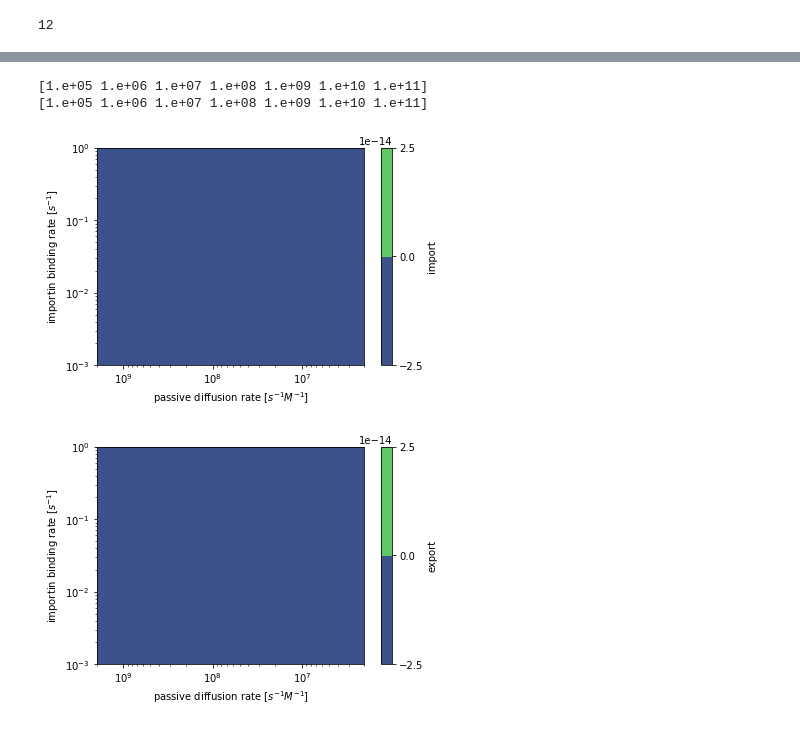
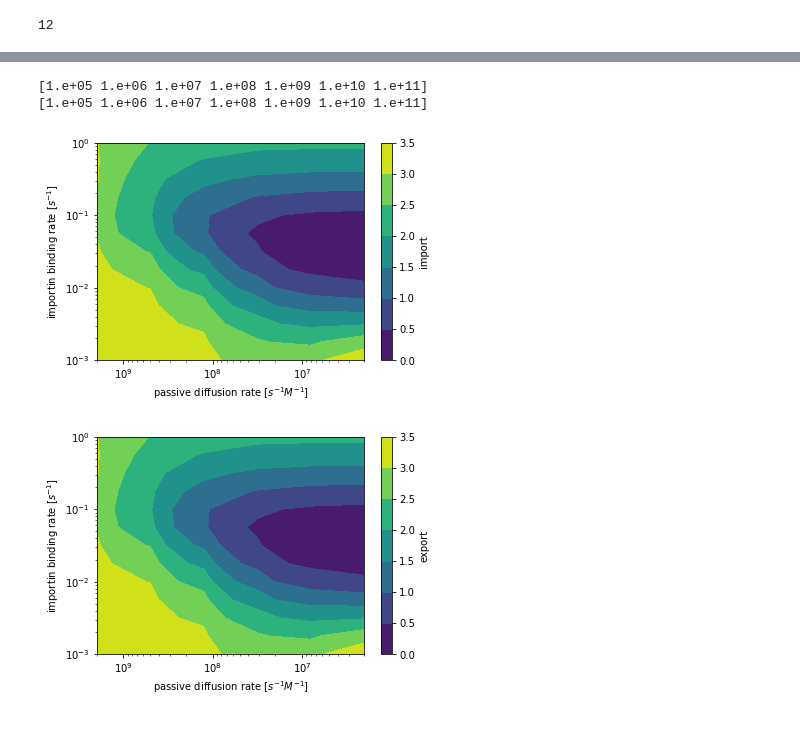
Before and after one commit to ravehlab/npctransport_kinetic, a Jupyter notebook: NPC_FLIP_simulations.ipynb, the cells around one changed output, grey strips where cells are left out. Cells and saved outputs as stored; diff of their text form; code cells hidden in the pictures.

```diff
--- a/NPC_FLIP_simulations.ipynb
+++ b/NPC_FLIP_simulations.ipynb
@@ -346,8 +366,8 @@ def get_N_to_C_ratios(stats_grids, v_N_L, v_C_L):
     ratios= (nNs/v_N_L) / (nCs/v_C_L)
     return ratios
 
-param_range, stats_grids= map_param_grid_parallel(nx= 4,
-                                        ny= 4,
+param_range, stats_grids= map_param_grid_parallel(nx= 6,
+                                        ny= 13,
 #                                       is_reset=True,
                                         equilibration_time_sec= 100.0,
                                         n_processors=6)
@@ -366,7 +387,7 @@ print(param_range["max_passive_diffusion_rate_nmol_per_sec_per_M"])
 # %%
 import matplotlib.pyplot as plt
 import matplotlib.ticker as mtick
-vmax=4
+vmax=12
 x_meshgrid, y_meshgrid = np.meshgrid(param_range["max_passive_diffusion_rate_nmol_per_sec_per_M"],
                                      param_range["rate_free_to_complex_per_sec"])
 
@@ -486,0 +574,28 @@ _=plt.legend()
+# %%
+import matplotlib.pyplot as plt
+
+fig, ax= plt.subplots(3, 1, figsize=(5,15))
+for i in range(4):
+    ts = get_ts_parameters(MW=41,
+                            NLS_strength=i,
+                          force= True)#,
+#                           fraction_complex_NPC_to_free_N_per_M_GTP_per_sec=1*0.005e6)
+    ts.set_params(dt_sec=1e-3)
+#    ts.bleach_start_time_sec= 100
+    stats = ts.simulate(50)
+    plot_from_sec= 1
+    plot_from_frame= int(plot_from_sec/ts.dt_sec)
+    x= stats['time_sec'][plot_from_frame:]
+    ys={}
+    ys[0]= stats['import_L'][plot_from_frame:]
+    ys[1]= stats['export_L'][plot_from_frame:]
+    ys[2]= get_N_C_ratio_stats(ts, stats)[plot_from_frame:]
+    for j, cur_ax in enumerate(ax):
+        cur_ax.plot(x, ys[j],
+        label= get_free_to_complex_rate(i))
+    cur_ax.set_xlabel(r"time [$sec$]")
+    lh= cur_ax.legend()
+    lh.set_title('NLS_strength')
+ax[0].set_ylabel(r"Active import [$sec^{-1}$]")
+ax[1].set_ylabel(r"Active export [$sec^{-1}$]")
+ax[2].set_ylabel("N/C ratio")
@@ -509,34 +627,34 @@ x_meshgrid, y_meshgrid = np.meshgrid(param_range["max_passive_diffusion_rate_nmo
                                      param_range["rate_free_to_complex_per_sec"])
 ##### Contourf
 for tag in ['import', 'export']:
     plt.figure()
     plt.contourf(x_meshgrid,
                  y_meshgrid,
-                 stats_grids[f'{tag}_U']+stats_grids[f'{tag}_U'])
-                 #ratios_import_export) #, vmin=1.0, vmax=vmax, levels=np.linspace(1.0,vmax,21), extend='both')
+#                 stats_grids[f'{tag}_U']+stats_grids[f'{tag}_U'])
+                 ratios_import_export) #, vmin=1.0, vmax=vmax, levels=np.linspace(1.0,vmax,21), extend='both')
     ax= plt.gca()
     ax.set_xscale('log')
     ax.set_yscale('log')
     #ax.set_yscale('log')
     ax.set_xlabel(r"passive diffusion rate [$s^{-1} M^{-1}$]")
     ax.set_ylabel("importin binding rate [$s^{-1}$]")
     xlim= ax.get_xlim()
     ylim= ax.get_ylim()
     ax.set_xlim(xlim[1], xlim[0])
     #ax.set_ylim(ylim[1], ylim[0])
     print(ax.get_xticks())
     #ax.set_xticklabels(["{:.1f}".format(xtick) for xtick in param_range["max_passive_diffusion_rate_nmol_per_sec_per_M"]])
     #ax.set_yticklabels(["{:.2f}".format(ytick) for ytick in param_range["rate_free_C_to_complex_C_per_sec"]])
     cb = plt.colorbar(label=tag)
     ticks = cb.get_ticks()
     cb.set_ticks(ticks)
 
     #ax.xaxis.set_major_formatter(mtick.FormatStrFormatter("%.1f"))
     #ax.yaxis.set_major_formatter(mtick.FormatStrFormatter("%.1f"))
 
     #cb.set_ticklabels([f'{tick:.0e}' for tick in np.exp(ticks)])
 # %% [output]
 [1.e+05 1.e+06 1.e+07 1.e+08 1.e+09 1.e+10 1.e+11]
 [1.e+05 1.e+06 1.e+07 1.e+08 1.e+09 1.e+10 1.e+11]
-[figure, old version]
+[figure, new version]
-[figure, old version]
+[figure, new version]
```
Also changed, not shown: parts of 16 cells of this notebook, 1 other file.
